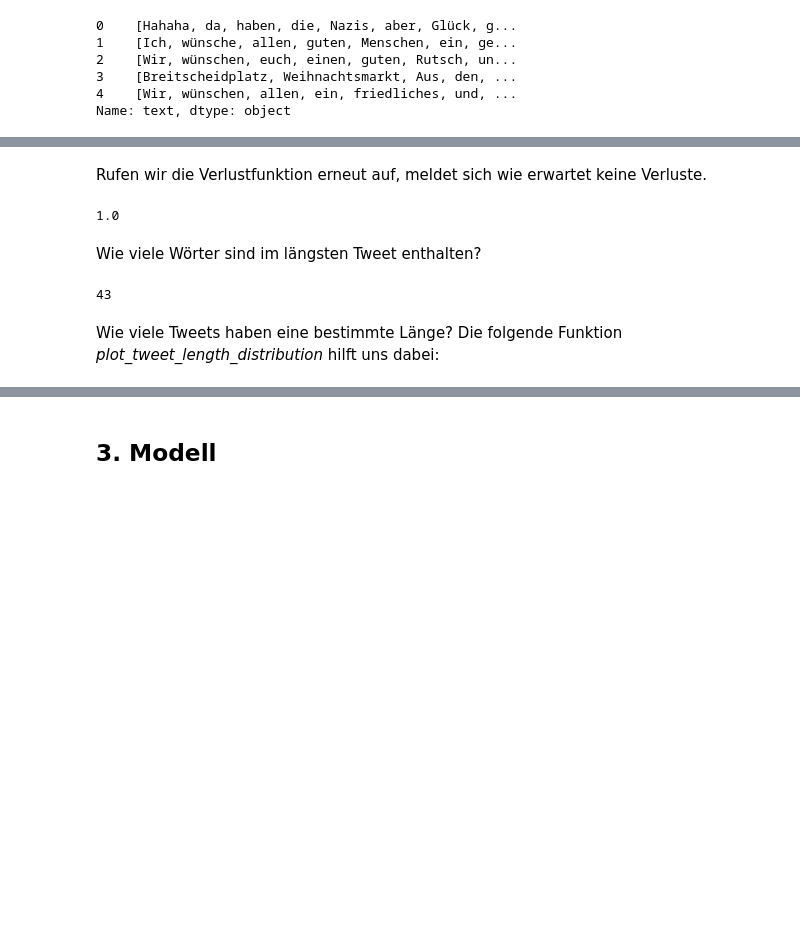
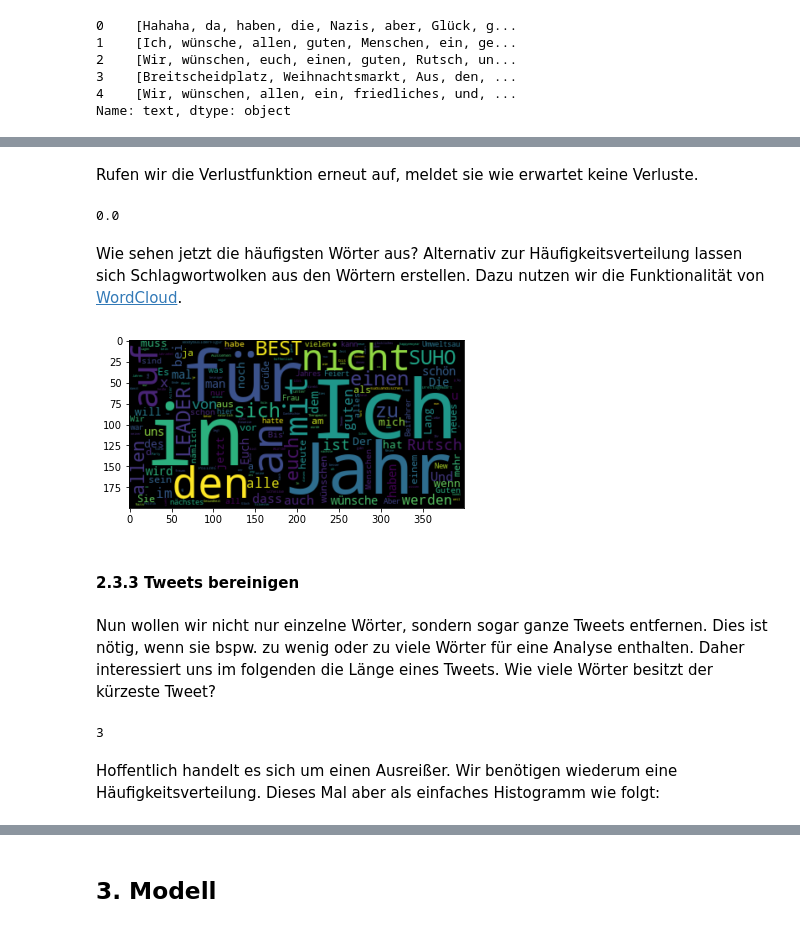
Before and after one commit to orca-nrw/lernmodul-texte, a Jupyter notebook: index.ipynb, the cells around one changed output, grey strips where cells are left out. Cells and saved outputs as stored; diff of their text form; code cells hidden in the pictures; blank space fills up the shorter version.

```diff
--- a/index.ipynb
+++ b/index.ipynb
@@ -230,10 +255,11 @@ Damit muss unser Vokabular aktualisiert werden.
 # %%
-all_words = tweets.aggregate(np.concatenate)
+all_words = aggregate_words(tweets) # List
+# all_words = tweets.aggregate(np.concatenate) # NumPy array
 # %% [markdown]
-Rufen wir die Verlustfunktion erneut auf, meldet sich wie erwartet keine Verluste.
+Rufen wir die Verlustfunktion erneut auf, meldet sie wie erwartet keine Verluste.
 # %%
-content_fraction(all_words)
+content_loss(all_words)
 # %% [output]
-1.0
+0.0
-# %% [markdown]
-Wie viele Wörter sind im längsten Tweet enthalten?
+# %% [markdown]
+Wie sehen jetzt die häufigsten Wörter aus? Alternativ zur Häufigkeitsverteilung lassen sich Schlagwortwolken aus den Wörtern erstellen. Dazu nutzen wir die Funktionalität von [WordCloud](http://amueller.github.io/word_cloud/index.html).
@@ -240,10 +269,19 @@ Wie viele Wörter sind im längsten Tweet enthalten?
+# %%
+plt.imshow(wc.generate_from_frequencies(FreqDist(all_words)), interpolation="bilinear")
+plt.show()
+# %% [output]
+[figure, added]
+# %% [markdown]
+#### 2.3.3 <a id='tweets-bereinigen'>Tweets bereinigen</a>
+# %% [markdown]
+Nun wollen wir nicht nur einzelne Wörter, sondern sogar ganze Tweets entfernen. Dies ist nötig, wenn sie bspw. zu wenig oder zu viele Wörter für eine Analyse enthalten. Daher interessiert uns im folgenden die Länge eines Tweets. Wie viele Wörter besitzt der kürzeste Tweet?
 # %%
 tweets_length = [len(tweet) for tweet in tweets]
-np.max(tweets_length)
+np.min(tweets_length)
 # %% [output]
-43
+3
-# %% [markdown]
-Wie viele Tweets haben eine bestimmte Länge? Die folgende Funktion _plot_tweet_length_distribution_ hilft uns dabei:
+# %% [markdown]
+Hoffentlich handelt es sich um einen Ausreißer. Wir benötigen wiederum eine Häufigkeitsverteilung. Dieses Mal aber als einfaches Histogramm wie folgt:
 # %%
 def plot_tweet_length_distribution(tweets_length):
     """Count tokens per tweet and plot their length distribution."""
```
Also changed, not shown: parts of 58 cells of this notebook.
